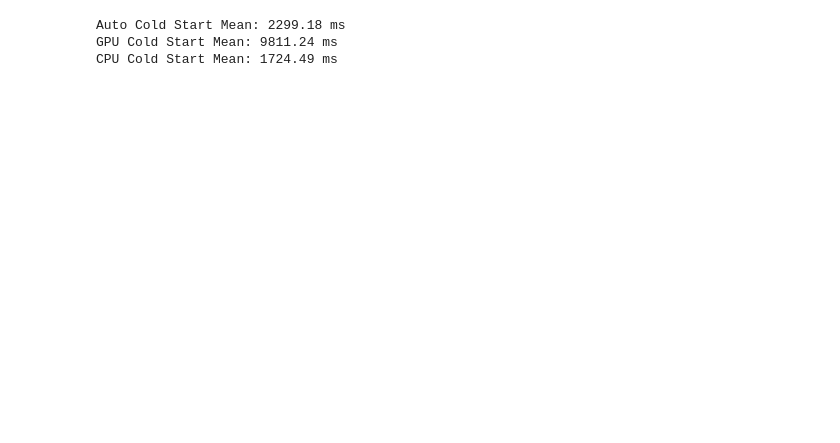
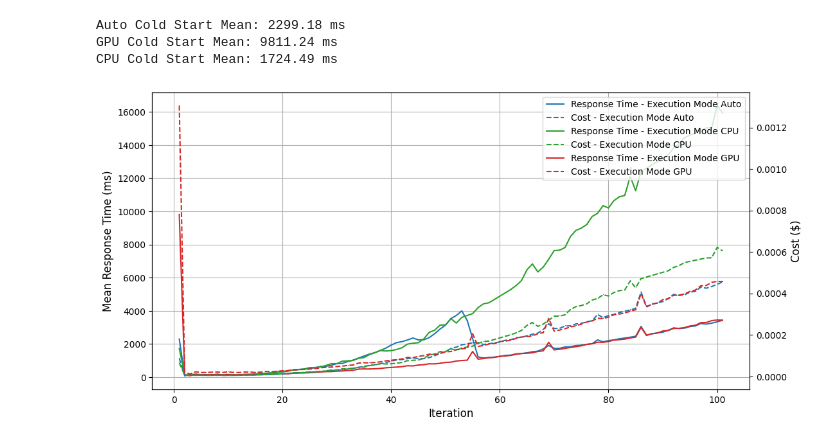
Before and after one commit to Mareise/thesis, a Jupyter notebook: evaluation_script/matrix-multiplication/visualization.ipynb, the cells around one changed output. Drawn from its saved outputs; the diff is of its cells as text; code cells hidden in the pictures; blank space fills up the shorter version.

```diff
--- a/evaluation_script/matrix-multiplication/visualization.ipynb
+++ b/evaluation_script/matrix-multiplication/visualization.ipynb
@@ -275,3 +304,83 @@ print(f"CPU Cold Start Mean: {cpu_coldstart:.2f} ms")
 Auto Cold Start Mean: 2299.18 ms
 GPU Cold Start Mean: 9811.24 ms
 CPU Cold Start Mean: 1724.49 ms
+# %%
+responses_auto = pd.concat([df['response_time_ms'] for df in dfs_auto], axis=1)
+responses_cpu = pd.concat([df['response_time_ms'] for df in dfs_cpu], axis=1)
+responses_gpu = pd.concat([df['response_time_ms'] for df in dfs_gpu], axis=1)
+
+responses_auto.columns = [f"run_{i + 1}" for i in range(len(dfs_auto))]
+responses_cpu.columns = [f"run_{i + 1}" for i in range(len(dfs_cpu))]
+responses_gpu.columns = [f"run_{i + 1}" for i in range(len(dfs_gpu))]
+
+responses_means_auto = pd.DataFrame({
+    "iteration": range(1, len(responses_auto) + 1),
+    "mean_response_time": responses_auto.mean(axis=1).values
+})
+responses_means_cpu = pd.DataFrame({
+    "iteration": range(1, len(responses_cpu) + 1),
+    "mean_response_time": responses_cpu.mean(axis=1).values
+})
+responses_means_gpu = pd.DataFrame({
+    "iteration": range(1, len(responses_gpu) + 1),
+    "mean_response_time": responses_gpu.mean(axis=1).values
+})
+
+costs_auto = pd.concat([df['cost'] for df in dfs_auto], axis=1)
+costs_cpu = pd.concat([df['cost'] for df in dfs_cpu], axis=1)
+costs_gpu = pd.concat([df['cost'] for df in dfs_gpu], axis=1)
+
+costs_auto.columns = [f"run_{i + 1}" for i in range(len(dfs_auto))]
+costs_cpu.columns = [f"run_{i + 1}" for i in range(len(dfs_cpu))]
+costs_gpu.columns = [f"run_{i + 1}" for i in range(len(dfs_gpu))]
+
+cost_means_auto = pd.DataFrame({
+    "iteration": range(1, len(costs_auto) + 1),
+    "mean_cost": costs_auto.mean(axis=1).values
+})
+cost_means_cpu = pd.DataFrame({
+    "iteration": range(1, len(costs_cpu) + 1),
+    "mean_cost": costs_cpu.mean(axis=1).values
+})
+cost_means_gpu = pd.DataFrame({
+    "iteration": range(1, len(costs_gpu) + 1),
+    "mean_cost": costs_gpu.mean(axis=1).values
+})
+
+fig, ax1 = plt.subplots(figsize=(12,6))
+
+# --- Execution Mode Auto ---
+# Response time (y-axis 1)
+line1, = ax1.plot(responses_means_auto["iteration"], responses_means_auto["mean_response_time"],
+                  color="tab:blue", marker=',', label="Response Time - Execution Mode Auto")
+ax1.set_xlabel("Iteration", fontsize=12)
+ax1.set_ylabel("Mean Response Time (ms)", fontsize=12)
+ax1.tick_params(axis='y')
+ax1.grid(True)
+
+# Cost (y-axis 2)
+ax2 = ax1.twinx()
+line2, = ax2.plot(cost_means_auto["iteration"], cost_means_auto["mean_cost"],
+                  linestyle="--", marker=',', label="Cost - Execution Mode Auto")
+ax2.set_ylabel("Cost ($)", fontsize=12)
+ax2.tick_params(axis='y')
+
+# --- Execution Mode CPU ---
+line3, = ax1.plot(responses_means_cpu["iteration"], responses_means_cpu["mean_response_time"],
+                  color="tab:green", marker=',', label="Response Time - Execution Mode CPU")
+line4, = ax2.plot(cost_means_cpu["iteration"], cost_means_cpu["mean_cost"],
+                  color="tab:green", linestyle="--", marker=',', label="Cost - Execution Mode CPU")
+
+# --- Execution Mode GPU ---
+line5, = ax1.plot(responses_means_gpu["iteration"], responses_means_gpu["mean_response_time"],
+                  color="tab:red", marker=',', label="Response Time - Execution Mode GPU")
+line6, = ax2.plot(cost_means_gpu["iteration"], cost_means_gpu["mean_cost"],
+                  color="tab:red", linestyle="--", marker=',', label="Cost - Execution Mode GPU")
+
+lines = [line1, line2, line3, line4, line5, line6]
+labels = [l.get_label() for l in lines]
+ax1.legend(lines, labels, loc="upper right")
+
+plt.show()
+# %% [output]
+[figure, added]
```
Also changed, not shown: parts of 5 cells of this notebook, 15 other files.
